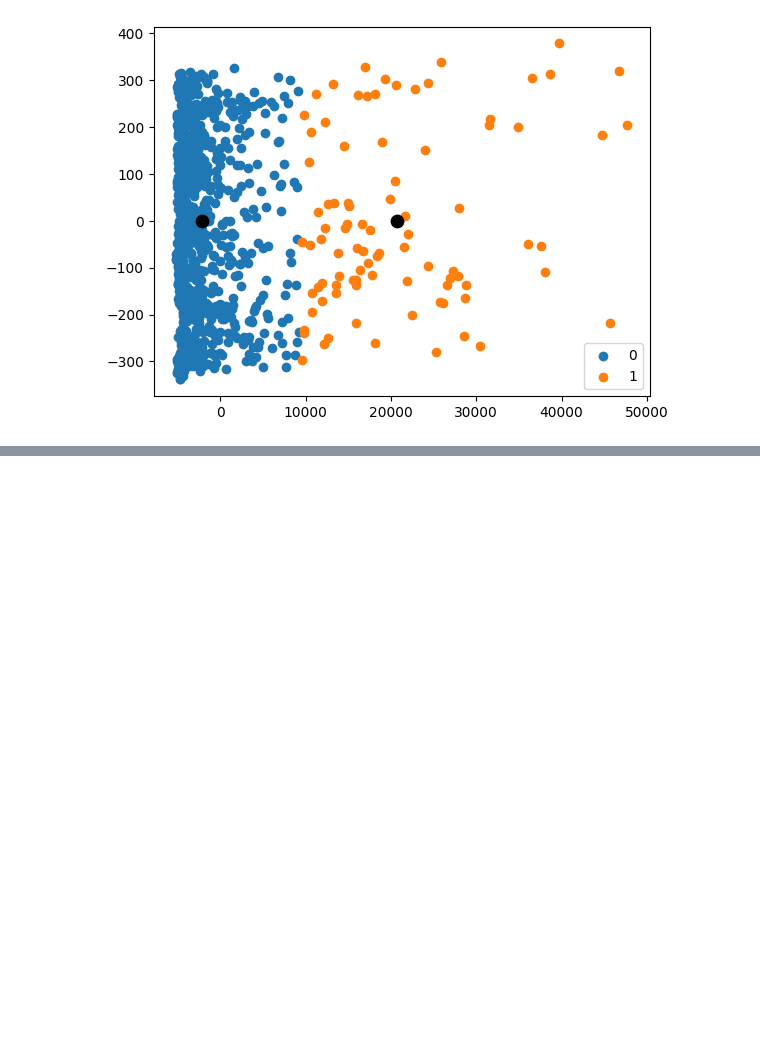
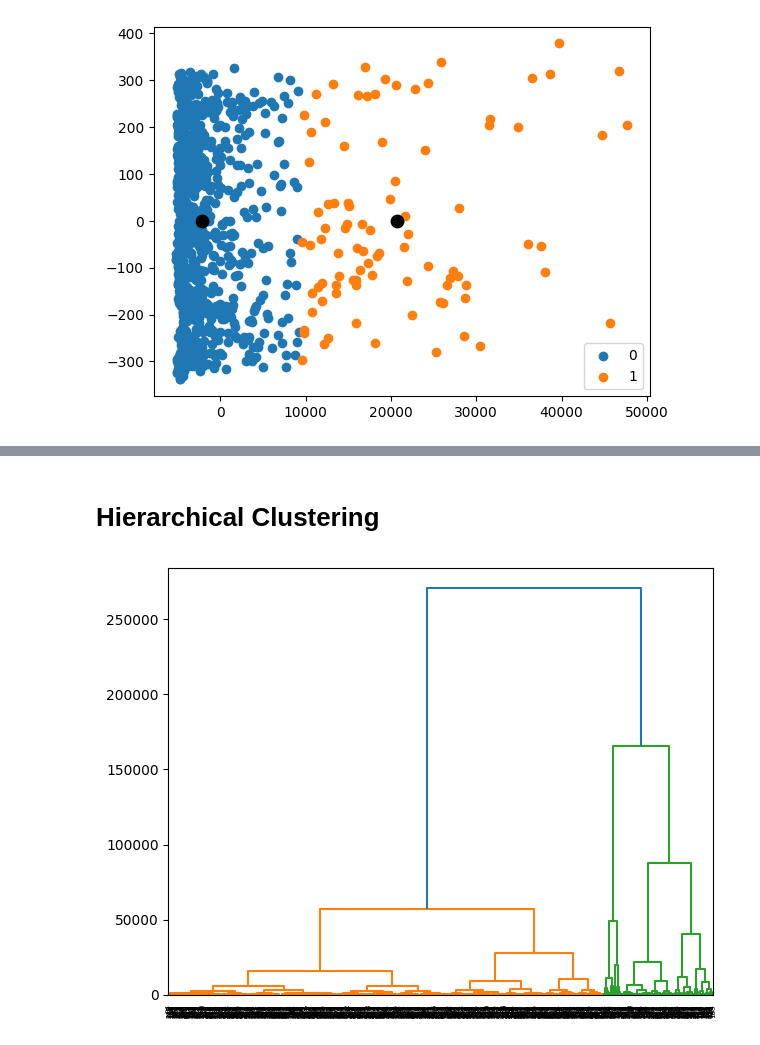
Before and after one commit to bauer318/bmstu-neuro-fuzzy-systems, a Jupyter notebook: lw01.ipynb, the cells around one changed output, grey strips where cells are left out. Cells and saved outputs as stored; diff of their text form; code cells hidden in the pictures; blank space fills up the shorter version.

```diff
--- a/lw01.ipynb
+++ b/lw01.ipynb
@@ -216,0 +219,2 @@ plt.show()
+# %% [markdown]
+# Hierarchical Clustering
@@ -216,0 +223,7 @@ plt.show()
+# %%
+linkage_data = linkage(X, method = 'ward', metric = 'euclidean')
+dendrogram(linkage_data)
+plt.tight_layout()
+plt.show()
+# %% [output]
+[figure, added]
```
Also changed, not shown: parts of 9 cells of this notebook, 1 other file.
